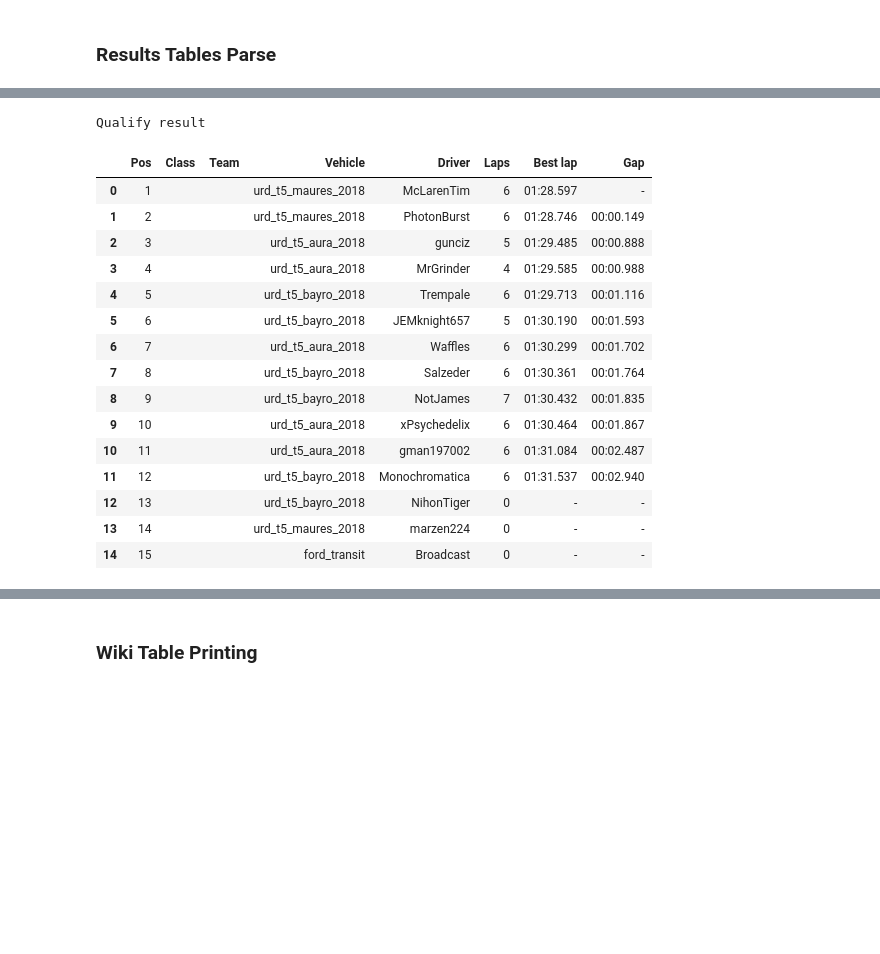
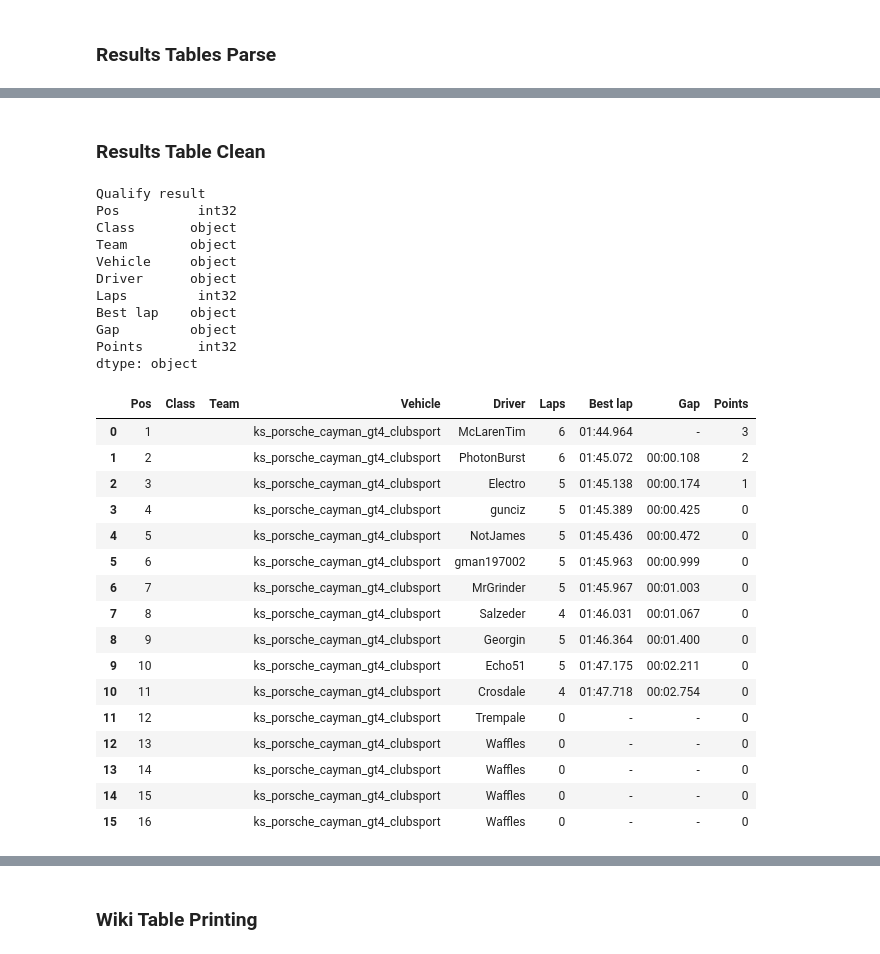
Before and after one commit to denniscfeng/simresults-to-table, a Jupyter notebook: ResultsToTable.ipynb, the cells around one changed output, grey strips where cells are left out. Drawn from its saved outputs; the diff is of its cells as text; code cells hidden in the pictures; blank space fills up the shorter version.

Commit message:
improved race table results cleaning

```diff
--- a/ResultsToTable.ipynb
+++ b/ResultsToTable.ipynb
@@ -7,9 +8,9 @@ import pandas as pd
 # %% [markdown]
 ##### Series data info
 # %%
-series_directory = "PWC 2020"
+series_directory = "PWCSS 2020"
 race_directory = "hock"
-simresults_code = "201222-3Lc"
+simresults_code = "201111-V6A"
 # %% [markdown]
 ##### Race format info
 # %%
@@ -92,36 +184,54 @@ table ended line 760
+# %% [markdown]
+### Results Table Clean
 # %%
-tables = {}
-
-for key in table_keys:
-    table_skiprows = rows[key][0]
-    table_nrows = rows[key][1] - table_skiprows
-    table_df = pd.read_csv(results_file, skiprows=table_skiprows, nrows=table_nrows, index_col=False, dtype=object)
+for name, table_df in tables.items():
     table_df = table_df.apply(lambda s: s.str.strip(' \'"'), axis=1)
     table_df.columns = table_df.columns.str.strip(' \'"')
     table_df = table_df.apply(lambda s: s.str.replace('(.*\d\d*\.\d{3})0$', r'\1'), axis=1)
 
-    if key.startswith("r"):
+    table_df["Pos"] = table_df["Pos"].astype(int)
+    table_df["Laps"] = table_df["Laps"].astype(int)
+
+    if name.startswith("Qualify"):
+        points_column = pd.Series(np.zeros(len(table_df))).add(points_table["qualy_points"].astype(int), fill_value=0)
+        table_df["Points"] = points_column.astype(int)
+
+    if name.startswith("Race"):
         table_df["Time/Retired"] = table_df["Time/Retired"].str.replace('^\s*$', "DNF")
+        points_column = pd.Series(np.zeros(len(table_df))).add(points_table["points"].astype(int), fill_value=0)
+        table_df["Points"] = points_column.astype(int)
 
-    print(names[key])
+    print(name)
+    print(table_df.dtypes)
     display(table_df)
-    tables[key] = table_df
+    tables[name] = table_df
 # %% [output]
 Qualify result
+Pos          int32
+Class       object
+Team        object
+Vehicle     object
+Driver      object
+Laps         int32
+Best lap    object
+Gap         object
+Points       int32
+dtype: object
-|  | Pos | Class | Team | Vehicle | Driver | Laps | Best lap | Gap |
-| 0 | 1 |  |  | urd_t5_maures_2018 | McLarenTim | 6 | 01:28.597 | - |
-| 1 | 2 |  |  | urd_t5_maures_2018 | PhotonBurst | 6 | 01:28.746 | 00:00.149 |
-| 2 | 3 |  |  | urd_t5_aura_2018 | gunciz | 5 | 01:29.485 | 00:00.888 |
-| 3 | 4 |  |  | urd_t5_aura_2018 | MrGrinder | 4 | 01:29.585 | 00:00.988 |
-| 4 | 5 |  |  | urd_t5_bayro_2018 | Trempale | 6 | 01:29.713 | 00:01.116 |
-| 5 | 6 |  |  | urd_t5_bayro_2018 | JEMknight657 | 5 | 01:30.190 | 00:01.593 |
-| 6 | 7 |  |  | urd_t5_aura_2018 | Waffles | 6 | 01:30.299 | 00:01.702 |
-| 7 | 8 |  |  | urd_t5_bayro_2018 | Salzeder | 6 | 01:30.361 | 00:01.764 |
-| 8 | 9 |  |  | urd_t5_bayro_2018 | NotJames | 7 | 01:30.432 | 00:01.835 |
-| 9 | 10 |  |  | urd_t5_aura_2018 | xPsychedelix | 6 | 01:30.464 | 00:01.867 |
-| 10 | 11 |  |  | urd_t5_aura_2018 | gman197002 | 6 | 01:31.084 | 00:02.487 |
-| 11 | 12 |  |  | urd_t5_bayro_2018 | Monochromatica | 6 | 01:31.537 | 00:02.940 |
-| 12 | 13 |  |  | urd_t5_bayro_2018 | NihonTiger | 0 | - | - |
-| 13 | 14 |  |  | urd_t5_maures_2018 | marzen224 | 0 | - | - |
-| 14 | 15 |  |  | ford_transit | Broadcast | 0 | - | - |
+|  | Pos | Class | Team | Vehicle | Driver | Laps | Best lap | Gap | Points |
+| 0 | 1 |  |  | ks_porsche_cayman_gt4_clubsport | McLarenTim | 6 | 01:44.964 | - | 3 |
+| 1 | 2 |  |  | ks_porsche_cayman_gt4_clubsport | PhotonBurst | 6 | 01:45.072 | 00:00.108 | 2 |
+| 2 | 3 |  |  | ks_porsche_cayman_gt4_clubsport | Electro | 5 | 01:45.138 | 00:00.174 | 1 |
+| 3 | 4 |  |  | ks_porsche_cayman_gt4_clubsport | gunciz | 5 | 01:45.389 | 00:00.425 | 0 |
+| 4 | 5 |  |  | ks_porsche_cayman_gt4_clubsport | NotJames | 5 | 01:45.436 | 00:00.472 | 0 |
+| 5 | 6 |  |  | ks_porsche_cayman_gt4_clubsport | gman197002 | 5 | 01:45.963 | 00:00.999 | 0 |
+| 6 | 7 |  |  | ks_porsche_cayman_gt4_clubsport | MrGrinder | 5 | 01:45.967 | 00:01.003 | 0 |
+| 7 | 8 |  |  | ks_porsche_cayman_gt4_clubsport | Salzeder | 4 | 01:46.031 | 00:01.067 | 0 |
+| 8 | 9 |  |  | ks_porsche_cayman_gt4_clubsport | Georgin | 5 | 01:46.364 | 00:01.400 | 0 |
+| 9 | 10 |  |  | ks_porsche_cayman_gt4_clubsport | Echo51 | 5 | 01:47.175 | 00:02.211 | 0 |
+| 10 | 11 |  |  | ks_porsche_cayman_gt4_clubsport | Crosdale | 4 | 01:47.718 | 00:02.754 | 0 |
+| 11 | 12 |  |  | ks_porsche_cayman_gt4_clubsport | Trempale | 0 | - | - | 0 |
+| 12 | 13 |  |  | ks_porsche_cayman_gt4_clubsport | Waffles | 0 | - | - | 0 |
+| 13 | 14 |  |  | ks_porsche_cayman_gt4_clubsport | Waffles | 0 | - | - | 0 |
+| 14 | 15 |  |  | ks_porsche_cayman_gt4_clubsport | Waffles | 0 | - | - | 0 |
+| 15 | 16 |  |  | ks_porsche_cayman_gt4_clubsport | Waffles | 0 | - | - | 0 |
 Race 1 result
```
Also changed, not shown: parts of 8 cells of this notebook.
